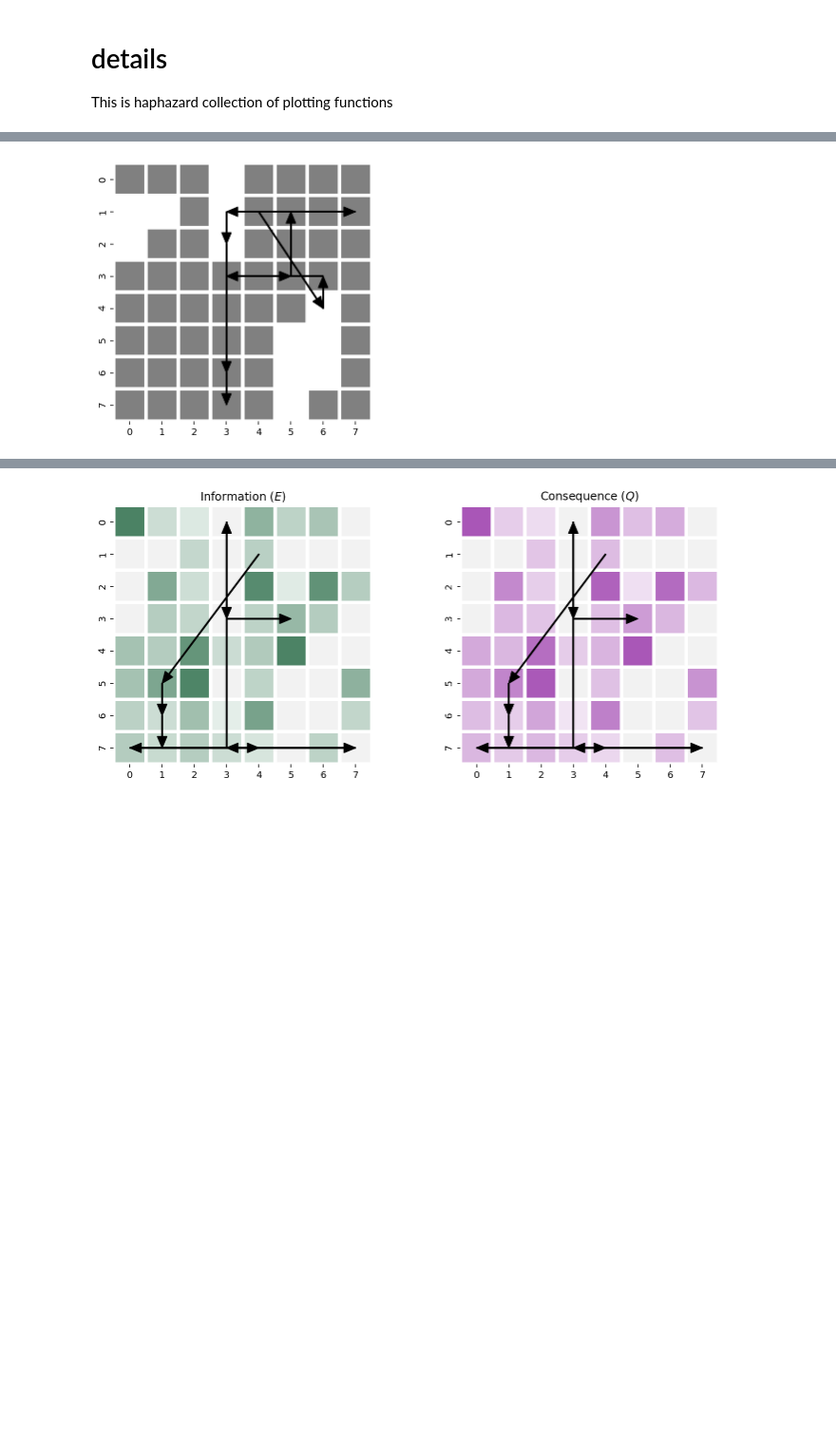
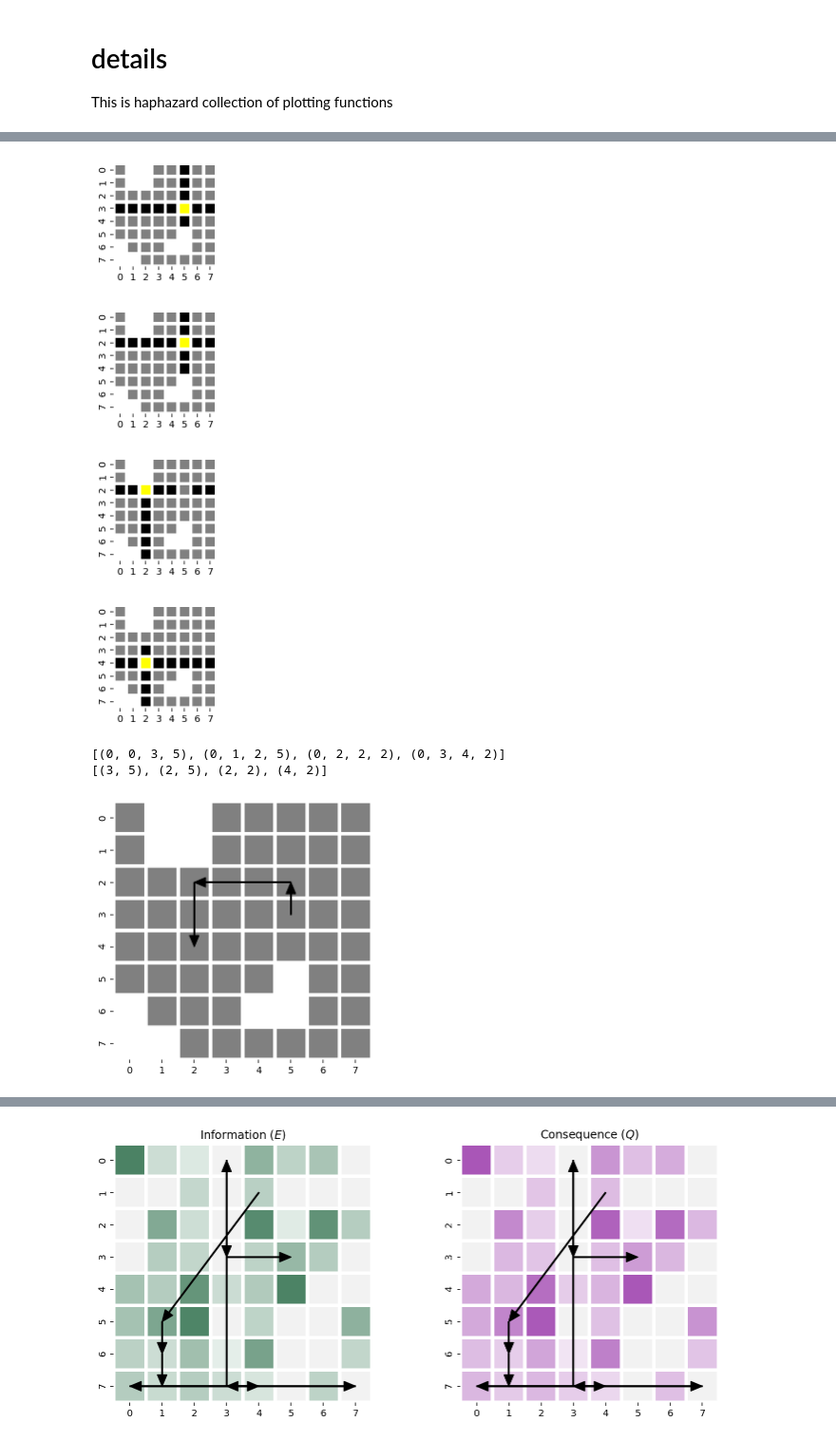
Before and after one commit to parenthetical-e/truthiness, a Jupyter notebook: plot.ipynb, the cells around one changed output, grey strips where cells are left out. Shown: that part at 95% size. Saved outputs shown, nothing was run; the diff lists cells and outputs as text; code cells hidden in the pictures; blank space fills up the shorter version.

Commit message:
Fix bug return state in both Gyms

```diff
--- a/plot.ipynb
+++ b/plot.ipynb
@@ -28,11 +28,14 @@ This is haphazard collection of plotting functions
 # export
 def _shift(move):
     """Shift the move so it plots nice as an arrow"""
-    return (move[0] + 0.5, move[1] + 0.5)
+    return (move[1] + 0.5, move[0] + 0.5)
 # %% [output]
 [interactive output not drawn]
 # %%
 # export
+from copy import deepcopy
+
+
 def plot_maze(
     maze, moves=None, plot=False, path=None, height=2, width=3, name="board.png"
 ):
@@ -61,7 +64,7 @@ def plot_maze(
                 xytext=_shift(last),
                 arrowprops=dict(width=1, headwidth=10, color="black"),
             )
-            last = move
+            last = deepcopy(move)
 
     # Save an image?
     if path is not None:
@@ -76,24 +79,32 @@ def plot_maze(
 # %%
 # hide
 from truthiness.game import create_maze
 from truthiness.player import extract_moves
+from truthiness.player import extract_board
 from truthiness.player import Curious
 from truthiness.player import Random
 from truthiness.player import run
 
 (
     moves,
     mazes,
     Es,
     Qs,
-) = run(8, Random(), num_episodes=2, seed=10)
+) = run(8, Random(), num_episodes=1, num_steps=3, seed=4)
 
 selected = extract_moves(0, moves)
 maze = extract_board(0, mazes)
-
-plot_maze(maze, selected, plot=True, height=5, width=5)
+print(moves)
+print(selected)
+plot_maze(maze, moves=selected, plot=True, height=5, width=5)
 # %% [output]
-[figure, old version]
+[figure, new version]
+[figure, added]
+[figure, added]
+[figure, added]
+[(0, 0, 3, 5), (0, 1, 2, 5), (0, 2, 2, 2), (0, 3, 4, 2)]
+[(3, 5), (2, 5), (2, 2), (4, 2)]
+[figure, added]
 [interactive output not drawn]
 # %%
 # export
```
Also changed, not shown: parts of 1 cell of this notebook, 6 other files.
